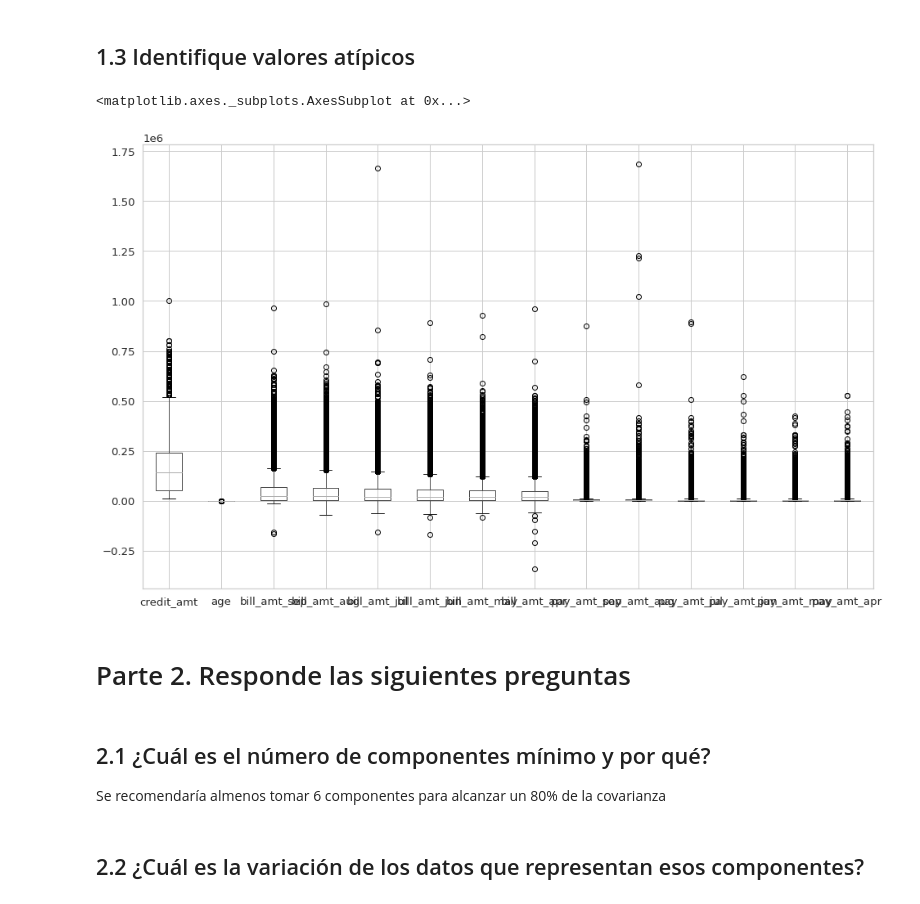
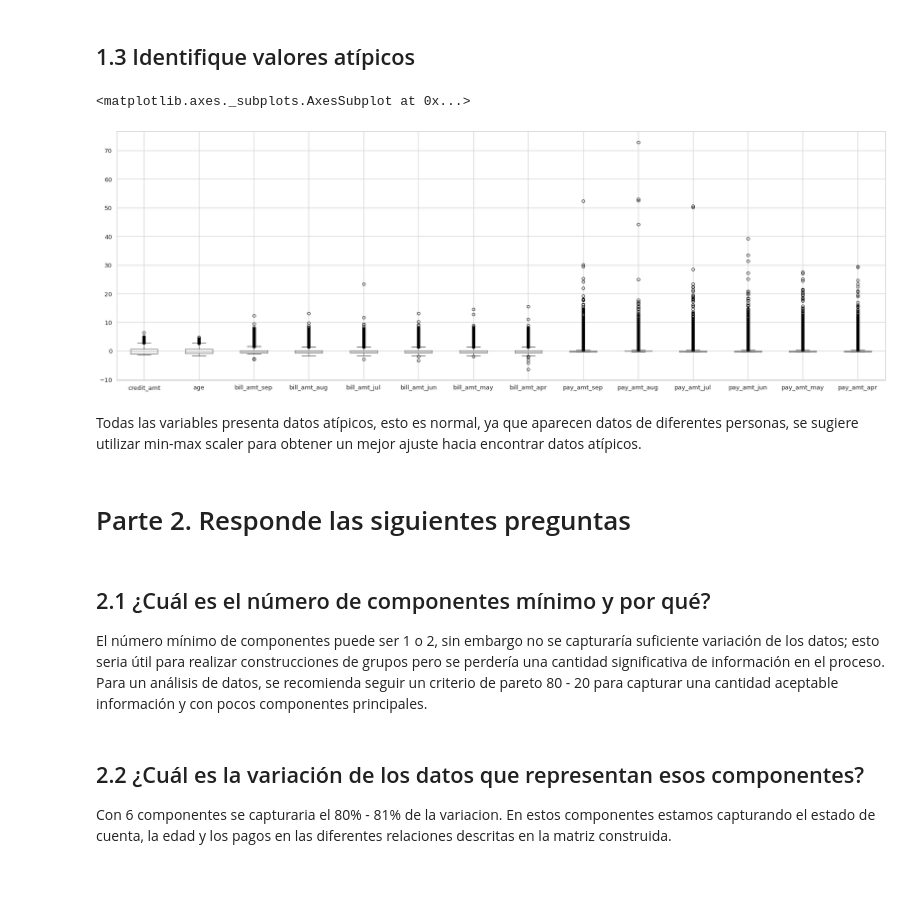
Before and after one commit to PosgradoMNA/actividades-del-projecto-equipo-41, a Jupyter notebook: Semana4_actividad1_Equipo41.ipynb, the cells around one changed output. Drawn from its saved outputs; the diff is of its cells as text; code cells hidden in the pictures.

```diff
--- a/Semana4_actividad1_Equipo41.ipynb
+++ b/Semana4_actividad1_Equipo41.ipynb
@@ -325,16 +325,19 @@ Esto es interesante pues para un 80% de explicación, sugerimos utilizar los 6 p
 (Julio es el principal factor en PC7)
 # %% [markdown]
 ## 1.3 Identifique valores atípicos
-# %%
-# Aquí aún no estoy seguro
-df_pca.boxplot(figsize=(16, 10))
-# %% [output]
-<matplotlib.axes._subplots.AxesSubplot at 0x...>
-[figure, removed]
+# %%
+df_scaled.boxplot(figsize=(30, 10))
+# %% [output]
+<matplotlib.axes._subplots.AxesSubplot at 0x...>
+[figure, added]
+# %% [markdown]
+Todas las variables presenta datos atípicos, esto es normal, ya que aparecen datos de diferentes personas, se sugiere utilizar min-max scaler para obtener un mejor ajuste hacia encontrar datos atípicos.
 # %% [markdown]
 # Parte 2. Responde las siguientes preguntas
-# %% [markdown]
-## 2.1 ¿Cuál es el número de componentes mínimo y por qué?
-Se recomendaría almenos tomar 6 componentes para alcanzar un 80% de la covarianza
+# %% [markdown]
+## 2.1 ¿Cuál es el número de componentes mínimo y por qué?
+El número mínimo de componentes puede ser 1 o 2, sin embargo no se capturaría suficiente variación de los datos; esto seria útil para realizar construcciones de grupos pero se perdería una cantidad significativa de información en el proceso. Para un análisis de datos, se recomienda seguir un criterio de pareto 80 - 20 para capturar una cantidad aceptable información y con pocos componentes principales.
 # %% [markdown]
 ## 2.2 ¿Cuál es la variación de los datos que representan esos componentes?
+
+Con 6 componentes se capturaria el 80% - 81% de la variacion. En estos componentes estamos capturando el estado de cuenta, la edad y los pagos en las diferentes relaciones descritas en la matriz construida.
```
Also changed, not shown: parts of 5 cells of this notebook.
